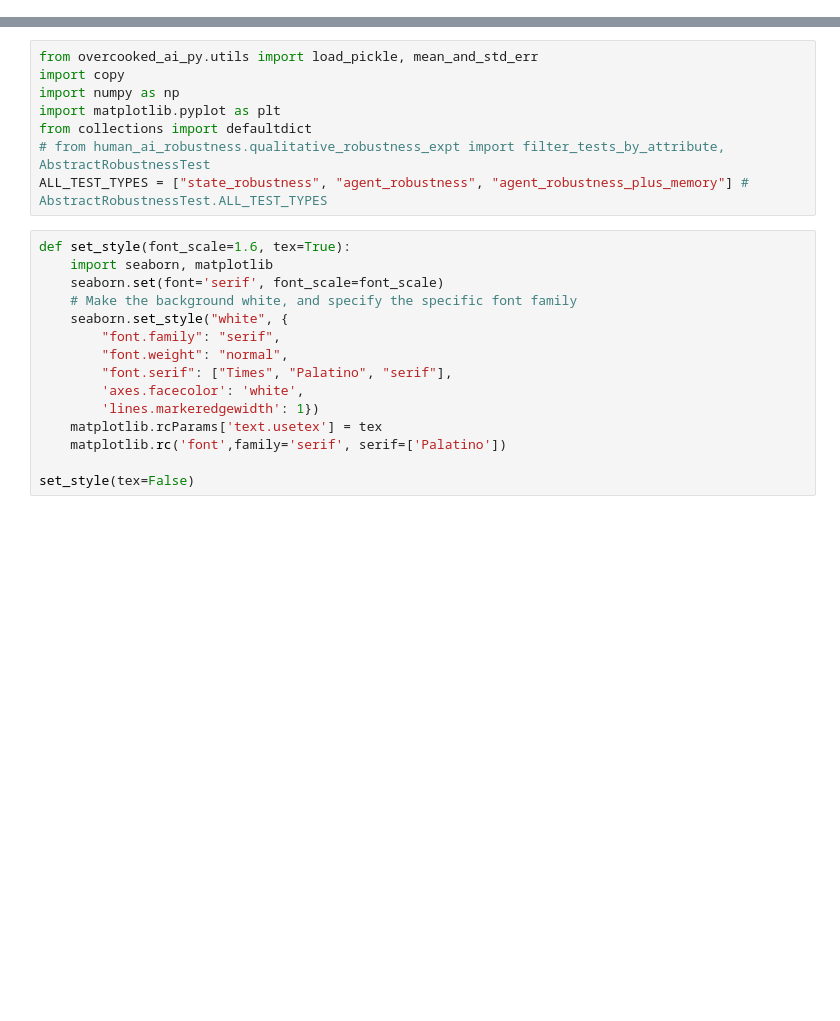
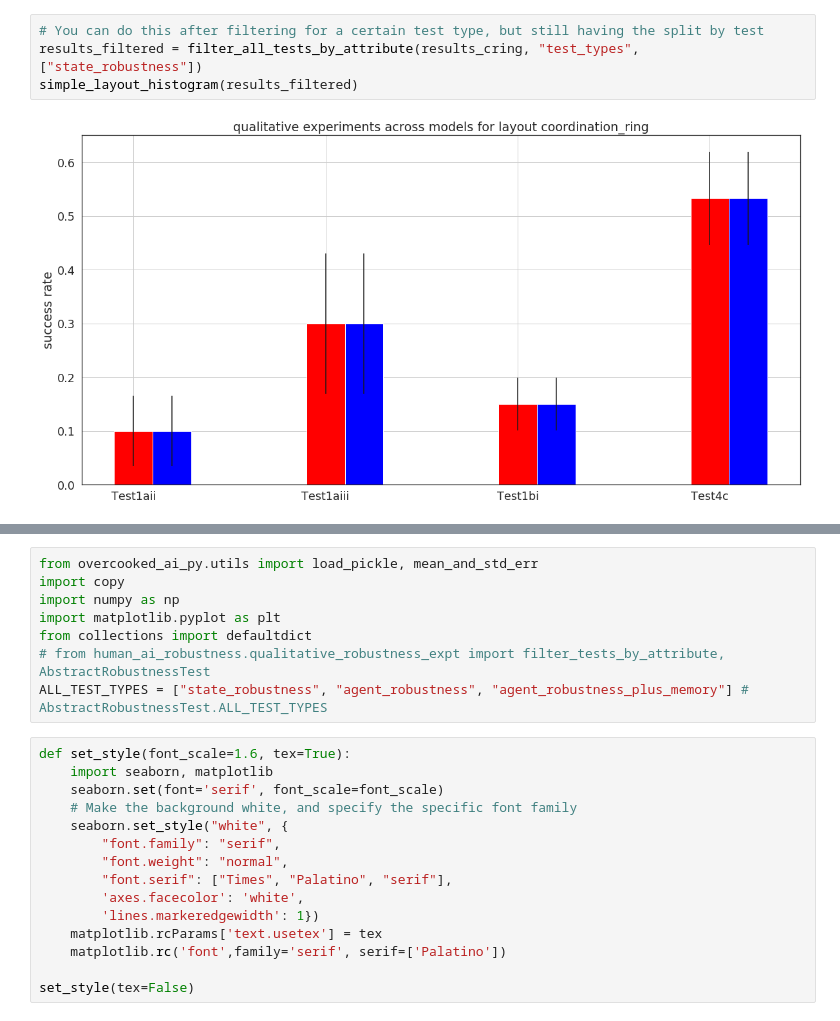
Before and after one commit to HumanCompatibleAI/human_ai_robustness, a Jupyter notebook: human_ai_robustness/Robustness tests graphing.ipynb, the cells around one changed output, grey strips where cells are left out. Drawn from its saved outputs; the diff is of its cells as text; blank space fills up the shorter version.

```diff
--- a/human_ai_robustness/Robustness tests graphing.ipynb
+++ b/human_ai_robustness/Robustness tests graphing.ipynb
@@ -0,0 +173,6 @@
+# %%
+# You can do this after filtering for a certain test type, but still having the split by test
+results_filtered = filter_all_tests_by_attribute(results_cring, "test_types", ["state_robustness"])
+simple_layout_histogram(results_filtered)
+# %% [output]
+[figure, added]
```
Also changed, not shown: parts of 8 cells of this notebook, 2 other files.
